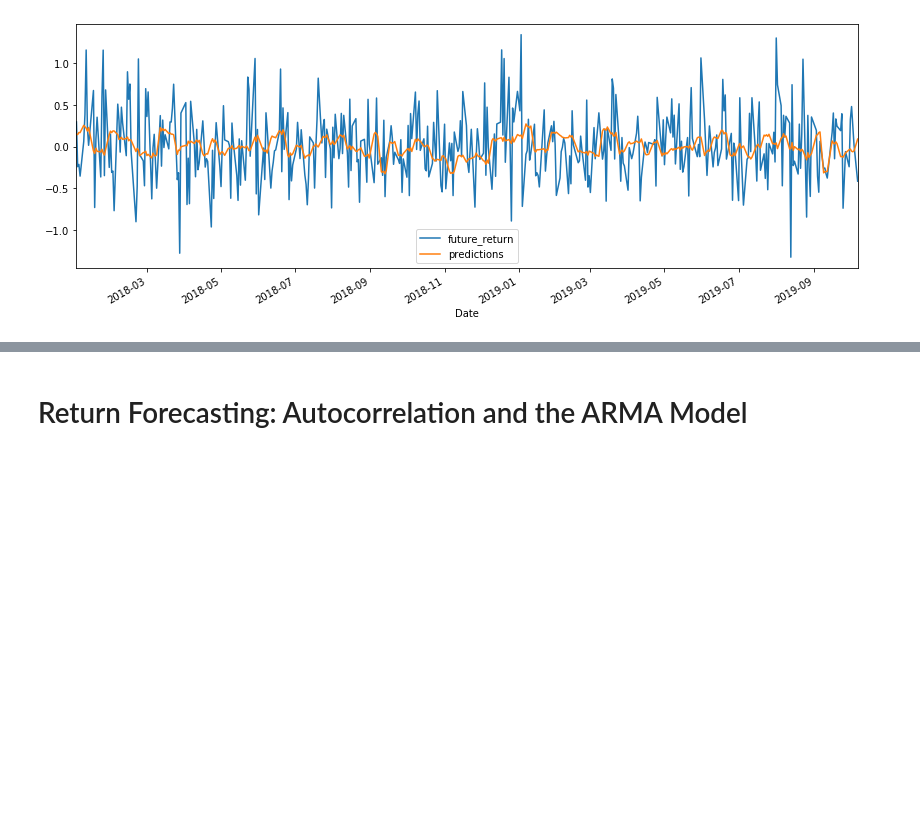
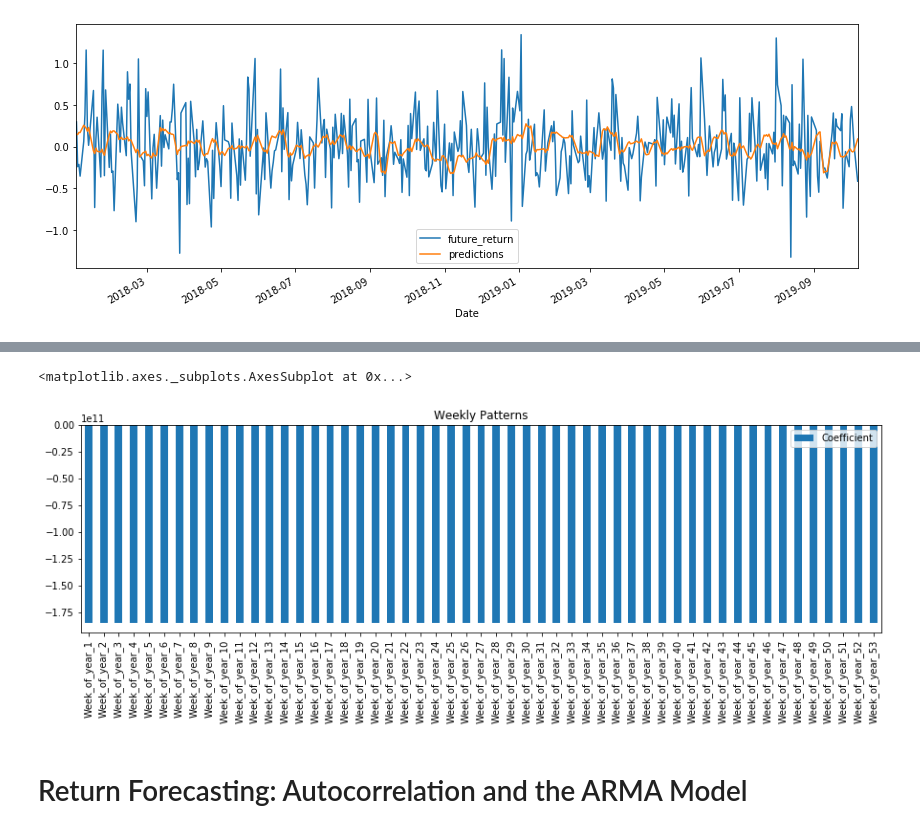
Before and after one commit to enriqueserizawa/time_series_hw, a Jupyter notebook: Starter_Code/time_series_analysis.ipynb, the cells around one changed output, grey strips where cells are left out. Cells and saved outputs as stored; diff of their text form; code cells hidden in the pictures; blank space fills up the shorter version.

Commit message:
Updated up to ARIMA model. Some debugging needed.

```diff
--- a/Starter_Code/time_series_analysis.ipynb
+++ b/Starter_Code/time_series_analysis.ipynb
@@ -199,10 +194,10 @@ y_df["2018":].plot(figsize=(14,5))
 [figure]
 # %%
 # Construct a dataframe of the model calendar-effect coefficients and review the output:
-season_eff = pd.DataFrame(model.coeff_, columns=["Coefficient"], index=X_binary_encoded.columns)
+results = pd.DataFrame(model.coef_, columns=["Coefficient"], index=X_binary_encoded.columns)
 
 # Filter results so that it only includes either the day-of-week or week-of-year effect
-season_eff = (results[results.index.str.contains("Week of Year")])
+results = (results[results.index.str.contains("Week_of_year")])
 
-season_eff.head(10)
+results.head(10) #these values are too high, could not found out why, ence the bar plot will be useless with this data.
 # %% [output]
@@ -210,6 +215,10 @@ AttributeError: 'LinearRegression' object has no attribute 'coeff_'
 # %%
 # Plot the results of the individual seasonal effects using pandas df.plot()
 # YOUR CODE HERE
+results.plot(kind="bar", figsize=(15, 4), title= "Weekly Patterns")
+# %% [output]
+<matplotlib.axes._subplots.AxesSubplot at 0x...>
+[figure, added]
 # %% [markdown]
  # Return Forecasting: Autocorrelation and the ARMA Model
 # %% [markdown]
```
Also changed, not shown: parts of 33 cells of this notebook.
